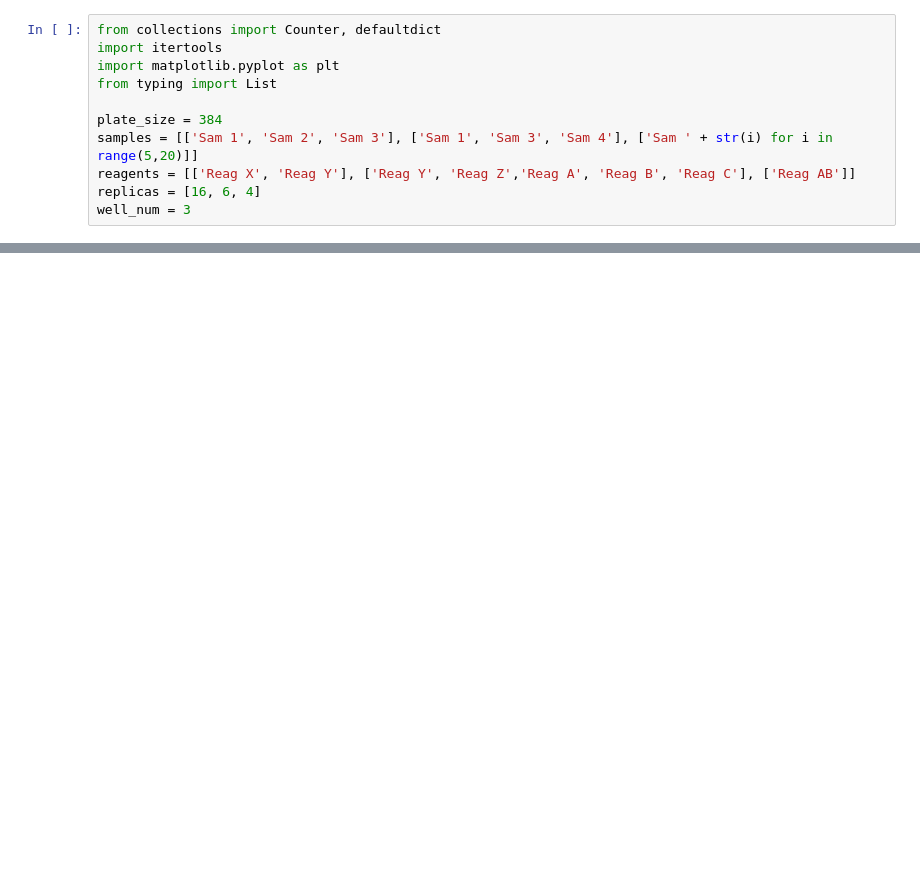
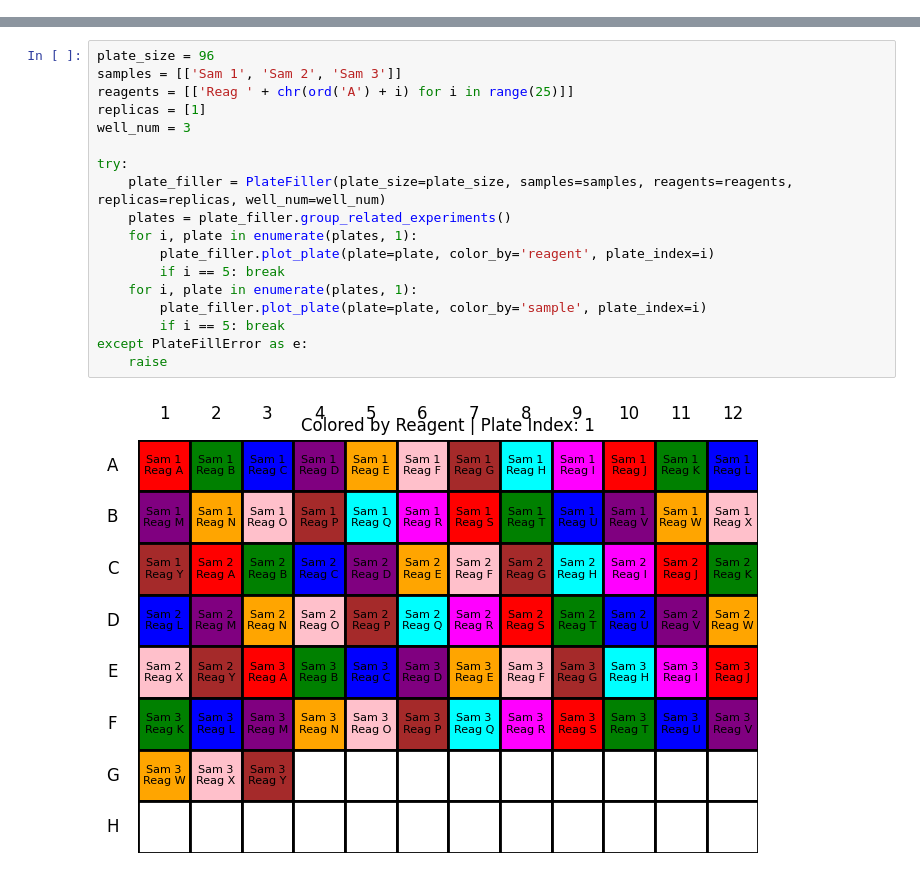
Before and after one commit to HappyPotatoman/microtiter_filler, a Jupyter notebook: microtiter_filler.ipynb, the cells around one changed output, grey strips where cells are left out. Drawn from its saved outputs; the diff is of its cells as text; blank space fills up the shorter version.

```diff
--- a/microtiter_filler.ipynb
+++ b/microtiter_filler.ipynb
@@ -3,11 +0,0 @@
-# %%
-from collections import Counter, defaultdict
-import itertools
-import matplotlib.pyplot as plt
-from typing import List
-
-plate_size = 384
-samples = [['Sam 1', 'Sam 2', 'Sam 3'], ['Sam 1', 'Sam 3', 'Sam 4'], ['Sam ' + str(i) for i in range(5,20)]]
-reagents = [['Reag X', 'Reag Y'], ['Reag Y', 'Reag Z','Reag A', 'Reag B', 'Reag C'], ['Reag AB']]
-replicas = [16, 6, 4]
-well_num = 3
@@ -281,0 +159,20 @@ class PlateFiller:
+# %%
+plate_size = 96
+samples = [['Sam 1', 'Sam 2', 'Sam 3']]
+reagents = [['Reag ' + chr(ord('A') + i) for i in range(25)]]
+replicas = [1]
+well_num = 3
+
+try:
+    plate_filler = PlateFiller(plate_size=plate_size, samples=samples, reagents=reagents, replicas=replicas, well_num=well_num)
+    plates = plate_filler.group_related_experiments()
+    for i, plate in enumerate(plates, 1):
+        plate_filler.plot_plate(plate=plate, color_by='reagent', plate_index=i)
+        if i == 5: break
+    for i, plate in enumerate(plates, 1):
+        plate_filler.plot_plate(plate=plate, color_by='sample', plate_index=i)
+        if i == 5: break
+except PlateFillError as e:
+    raise
+# %% [output]
+[figure, added]
```
Also changed, not shown: parts of 10 cells of this notebook.
